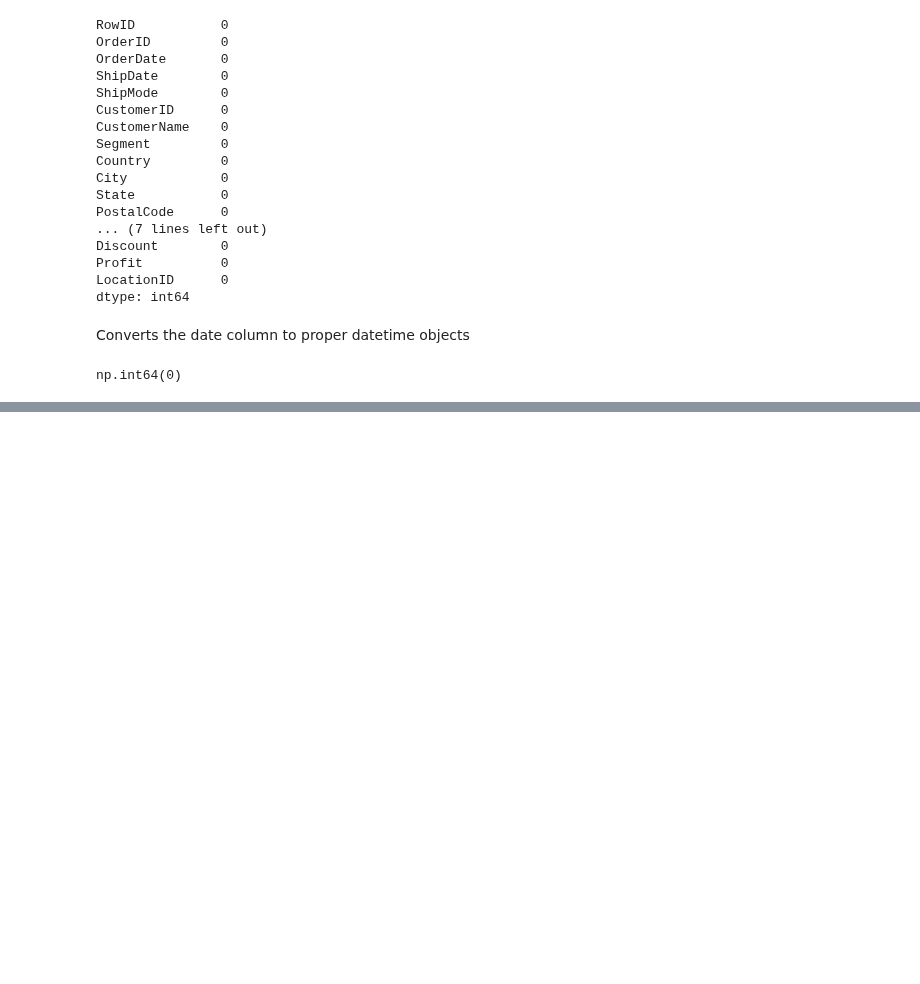
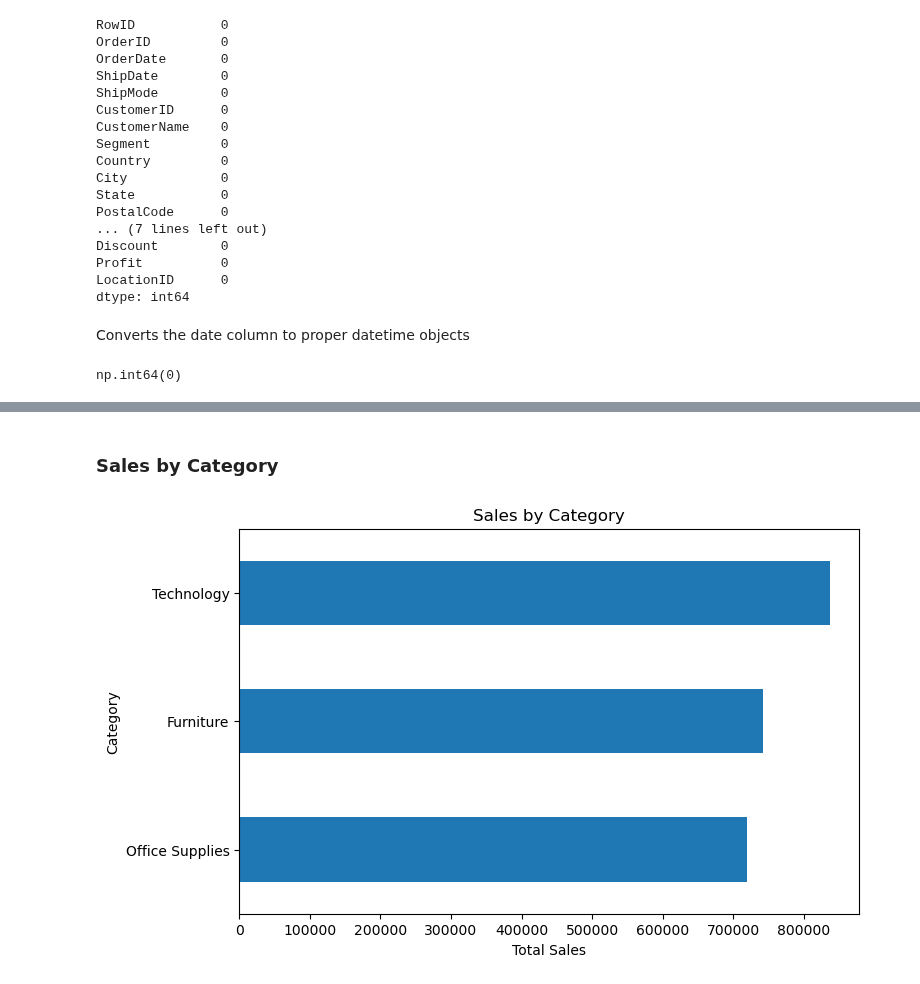
Before and after one commit to bbhatta10/E-Commerce-Sales-Insights-Tableau-Dashboard-, a Jupyter notebook: BI.ipynb, the cells around one changed output, grey strips where cells are left out. Cells and saved outputs as stored; diff of their text form; code cells hidden in the pictures; blank space fills up the shorter version.

```diff
--- a/BI.ipynb
+++ b/BI.ipynb
@@ -830,0 +868,12 @@ np.int64(0)
+# %% [markdown]
+### Sales by Category
+# %%
+category_sales = ecom_df_n.groupby('Category')['Sales'].sum().sort_values()
+
+category_sales.plot(kind='barh', figsize=(8, 5))
+plt.title("Sales by Category")
+plt.xlabel("Total Sales")
+plt.ylabel("Category")
+plt.show()
+# %% [output]
+[figure, added]
```
Also changed, not shown: parts of 5 cells of this notebook.
